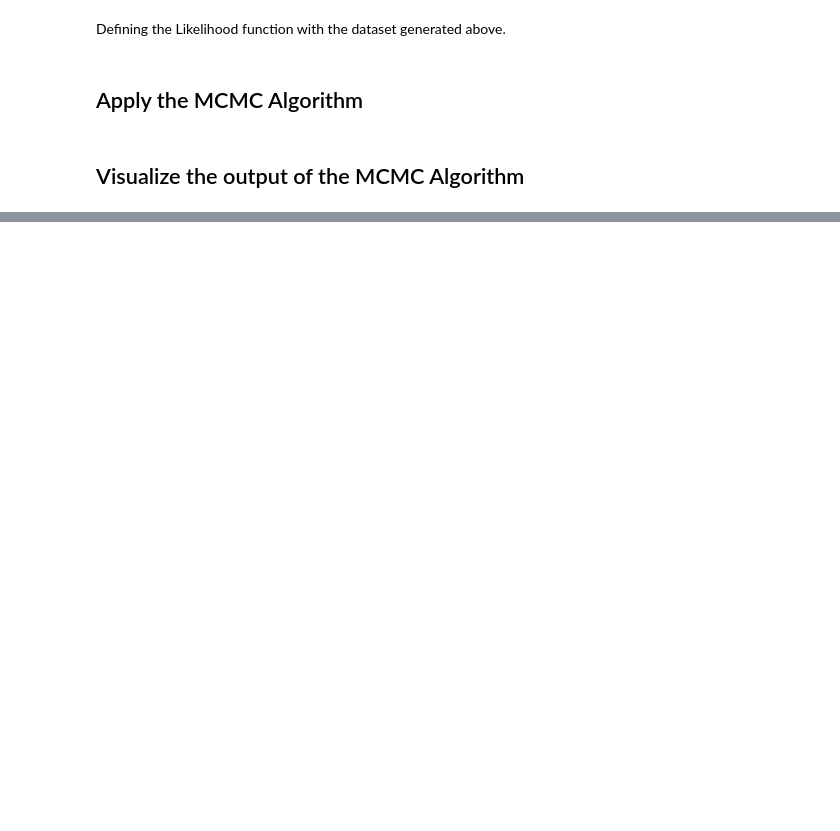
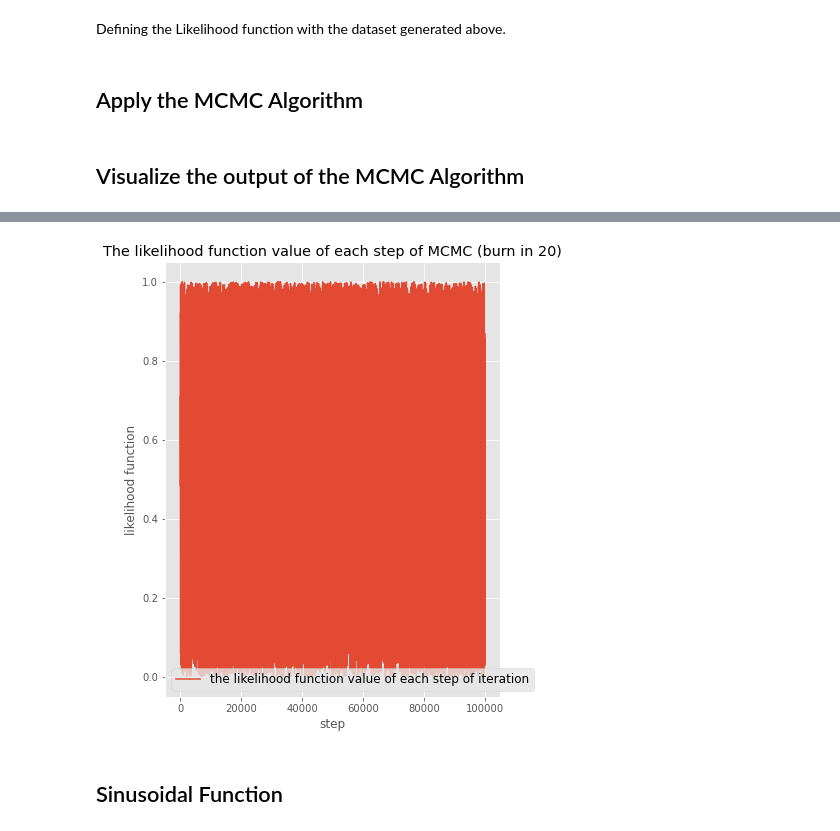
Before and after one commit to pjdunne/MResMCMC2023, a Jupyter notebook: Examples_Dian.ipynb, the cells around one changed output, grey strips where cells are left out. Cells and saved outputs as stored; diff of their text form; code cells hidden in the pictures; blank space fills up the shorter version.

```diff
--- a/Examples_Dian.ipynb
+++ b/Examples_Dian.ipynb
@@ -176,0 +182,6 @@ fig.show()
+# %%
+Sts.targetDis_step_plot(Thetas=Res_G_PF["Thetas"], rho=PF.f, target_type="likelihood function", burn_in=20)
+# %% [output]
+[figure, added]
+# %% [markdown]
+## Sinusoidal Function
```
Also changed, not shown: parts of 21 cells of this notebook, 1 other file.
